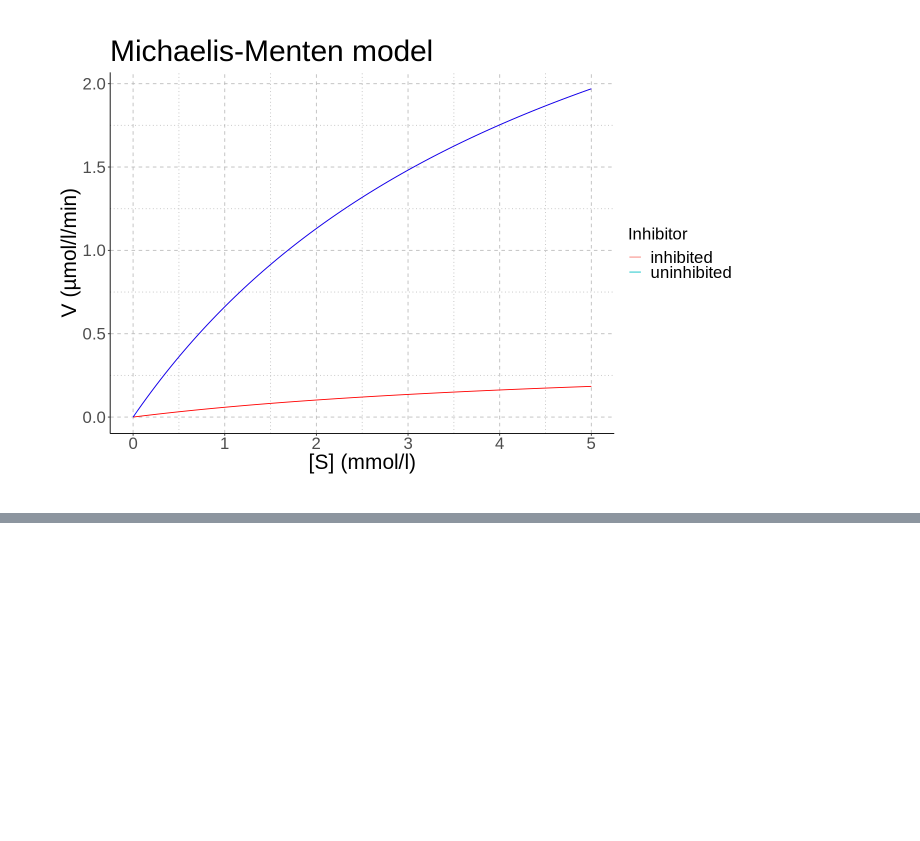
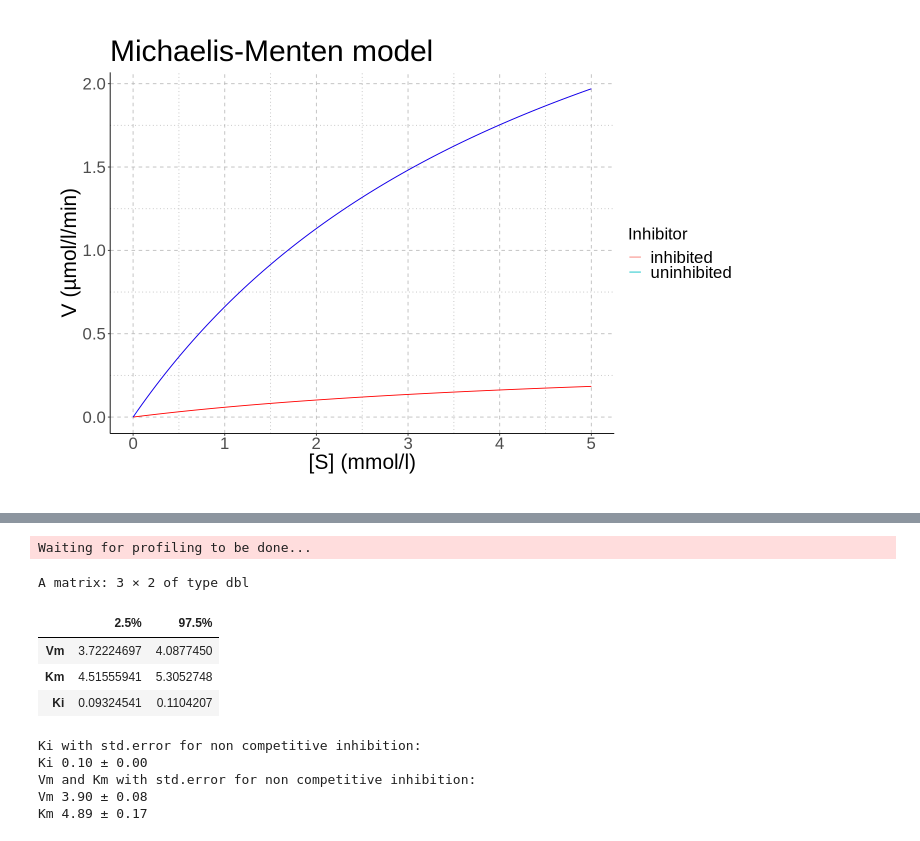
Before and after one commit to dodes24/enzymology, a Jupyter notebook: enzym_report.ipynb, the cells around one changed output, grey strips where cells are left out. Drawn from its saved outputs; the diff is of its cells as text; code cells hidden in the pictures; blank space fills up the shorter version.

Commit message:
analysis done, next create pdf with LaTex

```diff
--- a/enzym_report.ipynb
+++ b/enzym_report.ipynb
@@ -260,0 +283,22 @@ summary(noncomfit)
+# %%
+confint(noncomfit)
+
+stderr_noncomfit <- summary(noncomfit)$coefficients[3,2]
+cat("Ki with std.error for non competitive inhibition:\n")
+cat("Ki", format(round(coef(noncomfit)[3], 2), nsmall = 2), "±", format(round(stderr_noncomfit, 2), nsmall = 2), "\n")
+
+cat("Vm and Km with std.error for non competitive inhibition:\n")
+cat("Vm", format(round(coef(noncomfit)[1], 2), nsmall = 2), "±", format(round(summary(noncomfit)$coefficients[1,2], 2), nsmall = 2), "\n")
+cat("Km", format(round(coef(noncomfit)[2], 2), nsmall = 2), "±", format(round(summary(noncomfit)$coefficients[2,2], 2), nsmall = 2), "\n")
+# %% [output]
+Waiting for profiling to be done...
+A matrix: 3 × 2 of type dbl
+|  | 2.5% | 97.5% |
+| Vm | 3.72224697 | 4.0877450 |
+| Km | 4.51555941 | 5.3052748 |
+| Ki | 0.09324541 | 0.1104207 |
+Ki with std.error for non competitive inhibition:
+Ki 0.10 ± 0.00
+Vm and Km with std.error for non competitive inhibition:
+Vm 3.90 ± 0.08
+Km 4.89 ± 0.17
```
Also changed, not shown: parts of 4 cells of this notebook.
